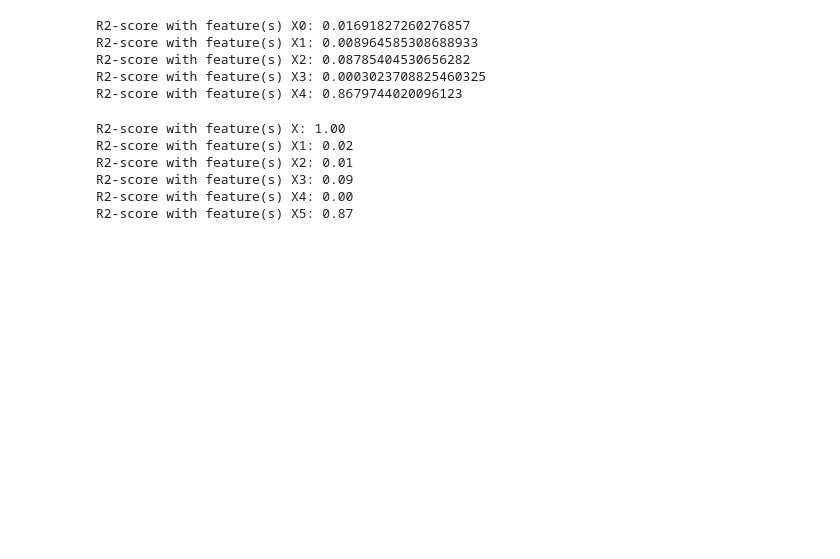
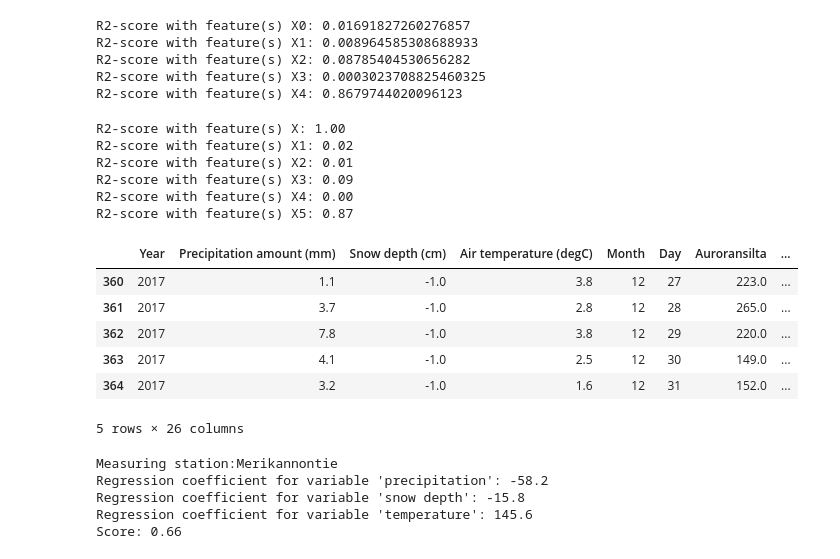
Before and after one commit to annassanchez/HY-2021-DataScience, a Jupyter notebook: week05/week05.ipynb, the cells around one changed output. Saved outputs shown, nothing was run; the diff lists cells and outputs as text; code cells hidden in the pictures; blank space fills up the shorter version.

```diff
--- a/week05/week05.ipynb
+++ b/week05/week05.ipynb
@@ -1353,3 +1357,35 @@ R2-score with feature(s) X2: 0.01
 R2-score with feature(s) X3: 0.09
 R2-score with feature(s) X4: 0.00
 R2-score with feature(s) X5: 0.87
+# %%
+## exercise 13 cycling weather continues
+def cycling_weather():
+    #url_weather = 'https://raw.githubusercontent.com/annassanchez/HY-2021-DataScience/main/week05/kumpula-weather-2017.csv'
+    #url_cycling = 'https://raw.githubusercontent.com/annassanchez/HY-2021-DataScience/main/week05/Helsingin_pyorailijamaarat.csv'
+    url_weather = 'kumpula-weather-2017.csv'
+    df_weather = pd.read_csv(url_weather, sep=',')
+    url_cycling = 'Helsingin_pyorailijamaarat.csv'
+    df_cycling = pd.read_csv(url_cycling, sep=';').dropna(axis=0, how="all").dropna(axis=1, how="all")
+    df_cycling[["Weekday", "Day", "Month", "Year", "Hour"]] = df_cycling['Päivämäärä'].str.split(expand=True)
+    df_cycling = df_cycling.loc[df_cycling["Year"] == '2017', :]
+    df_cycling[["Month"]] = df_cycling[["Month"]].replace({"tammi": "1", "helmi": "2", "maalis": "3",
+                                                                "huhti": "4", "touko": "5", "kesä": "6",
+                                                                "heinä": "7", "elo": "8", "syys": "9",
+                                                                "loka": "10", "marras": "11", "joulu": "12"})
+    df_cycling = df_cycling.astype({"Weekday": object, "Day": np.int64, "Month": np.int64, "Year": np.int64})
+    df_cycling = df_cycling.groupby(["Year","Month","Day"]).sum().reset_index()
+    df_cyc_weat = pd.merge(df_weather, df_cycling, left_on=['d', 'm', 'Year'],
+                            right_on=["Day", "Month", "Year"])
+
+    df_cyc_weat= df_cyc_weat.drop(["m", "d", "Time", "Time zone"],axis=1)
+    return df_cyc_weat
+# %%
+cycling_weather().tail()
+# %% [output]
+|  | Year | Precipitation amount (mm) | Snow depth (cm) | Air temperature (degC) | Month | Day | Auroransilta | ... |
+| 360 | 2017 | 1.1 | -1.0 | 3.8 | 12 | 27 | 223.0 | ... |
+| 361 | 2017 | 3.7 | -1.0 | 2.8 | 12 | 28 | 265.0 | ... |
+| 362 | 2017 | 7.8 | -1.0 | 3.8 | 12 | 29 | 220.0 | ... |
+| 363 | 2017 | 4.1 | -1.0 | 2.5 | 12 | 30 | 149.0 | ... |
+| 364 | 2017 | 3.2 | -1.0 | 1.6 | 12 | 31 | 152.0 | ... |
+5 rows × 26 columns
@@ -1355,0 +1400,14 @@ R2-score with feature(s) X5: 0.87
+# %%
+x = "Merikannontie"
+data = cycling_weather_continues(x)
+print ("Measuring station:"+ x)
+print("Regression coefficient for variable 'precipitation': {:.1f}".format(data[0][0]))
+print("Regression coefficient for variable 'snow depth': {:.1f}".format(data[0][1]))
+print("Regression coefficient for variable 'temperature': {:.1f}" .format(data[0][2]))
+print("Score: {:.2f}".format(data[1]))
+# %% [output]
+Measuring station:Merikannontie
+Regression coefficient for variable 'precipitation': -58.2
+Regression coefficient for variable 'snow depth': -15.8
+Regression coefficient for variable 'temperature': 145.6
+Score: 0.66
```
Also changed, not shown: parts of 3 cells of this notebook.
